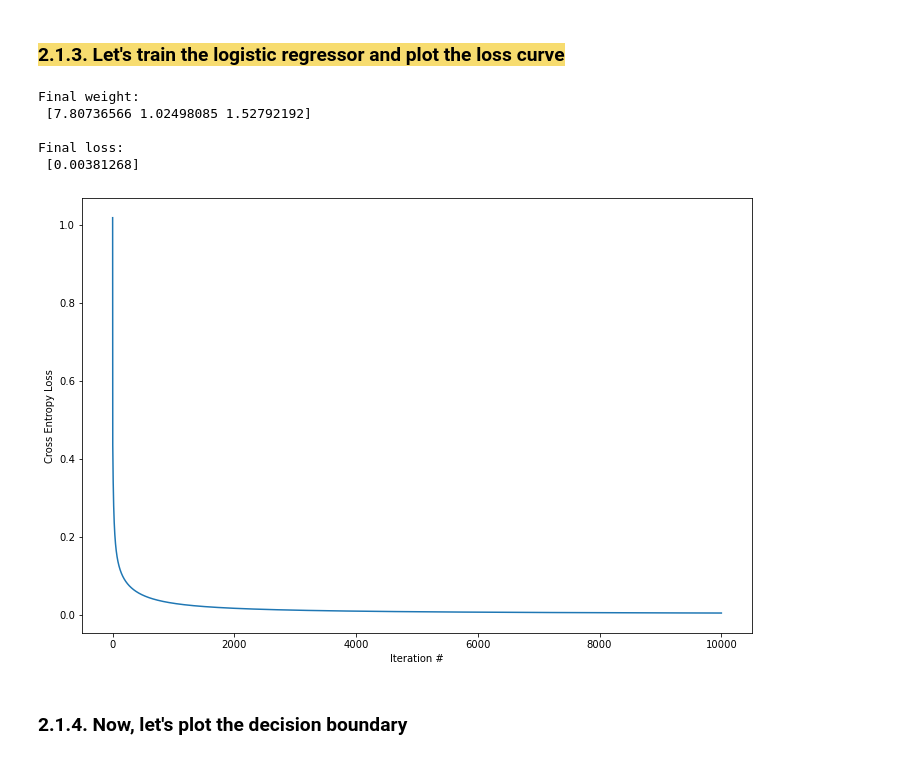
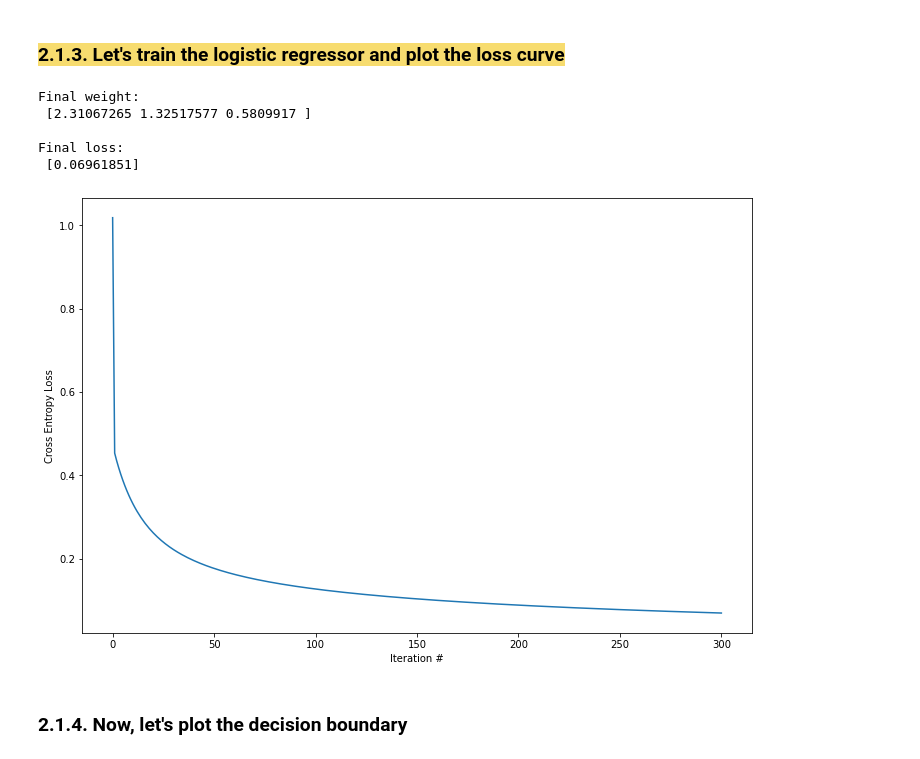
Before and after one commit to gdquintero/mac5832, a Jupyter notebook: ep2/ep02_logreg.ipynb, the cells around one changed output. Saved outputs shown, nothing was run; the diff lists cells and outputs as text; code cells hidden in the pictures.

```diff
--- a/ep2/ep02_logreg.ipynb
+++ b/ep2/ep02_logreg.ipynb
@@ -254,29 +303,25 @@ plt.show()
 # %%
 np.random.seed(567)
 
 # ==> Replace the right hand side below with a call to the
 # train_logistic() function defined above. Use parameter return_history=True
 
-w_logistic, loss = train_logistic(X, y, learning_rate = 1e-1, w0 = None, num_iterations = 10000, return_history = True)
+w_logistic, loss = train_logistic(X, y, learning_rate = 1e-1, w0 = None, num_iterations = 300, return_history = True)
 
 # ==> Your code insert ends here
 
 print()
 print("Final weight:\n", w_logistic)
 print()
 print("Final loss:\n", loss[-1])
 
-plt.figure(figsize = (12, 8))
-plt.plot(loss)
-plt.xlabel('Iteration #')
-plt.ylabel('Cross Entropy Loss')
-plt.show()
+plot_cross_entropy(loss)
 # %% [output]
 Final weight:
- [7.80736566 1.02498085 1.52792192]
+ [2.31067265 1.32517577 0.5809917 ]
 
 Final loss:
- [0.00381268]
+ [0.06961851]
-[figure, old version]
+[figure, new version]
 # %% [markdown]
 ### 2.1.4. Now, let's plot the decision boundary
```
Also changed, not shown: parts of 14 cells of this notebook, 2 other files.
